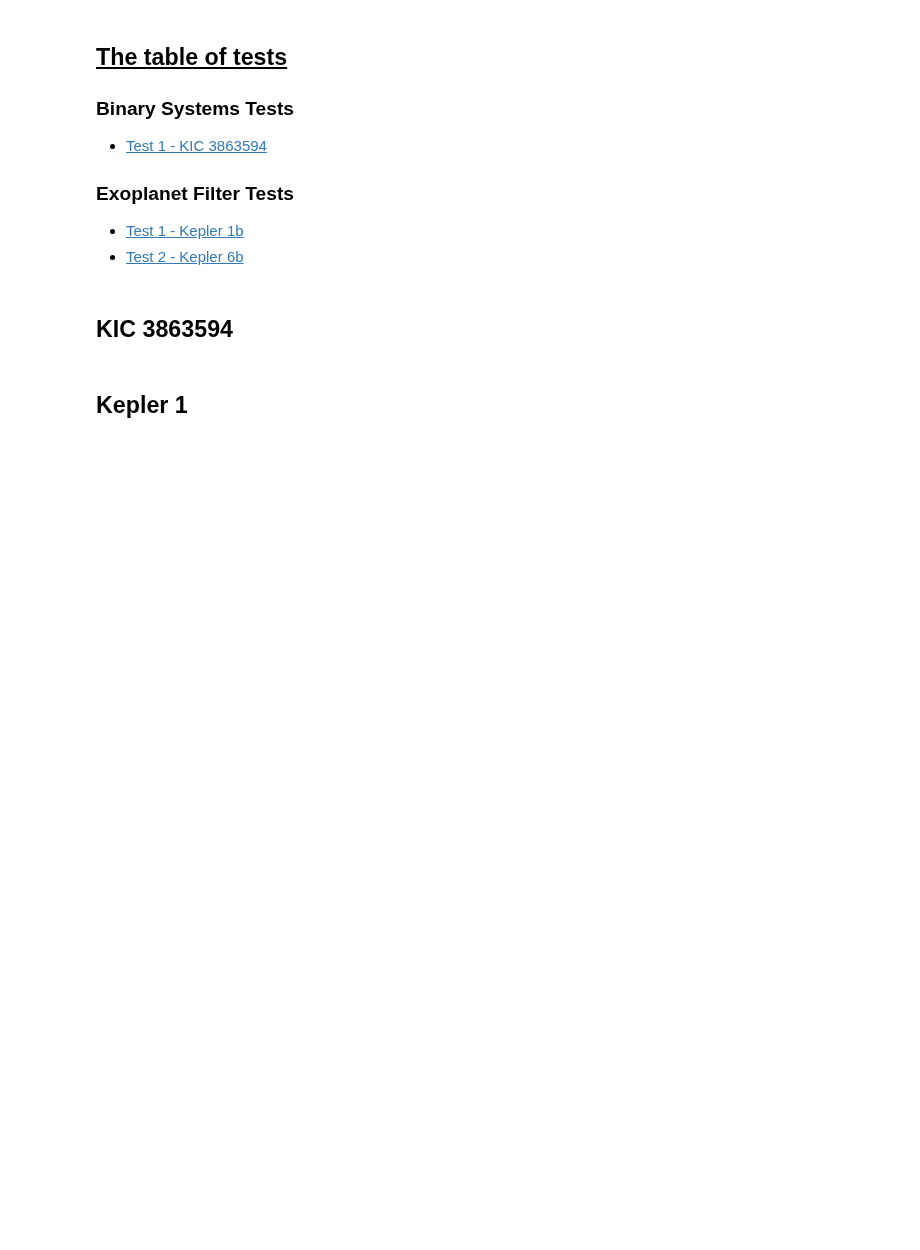
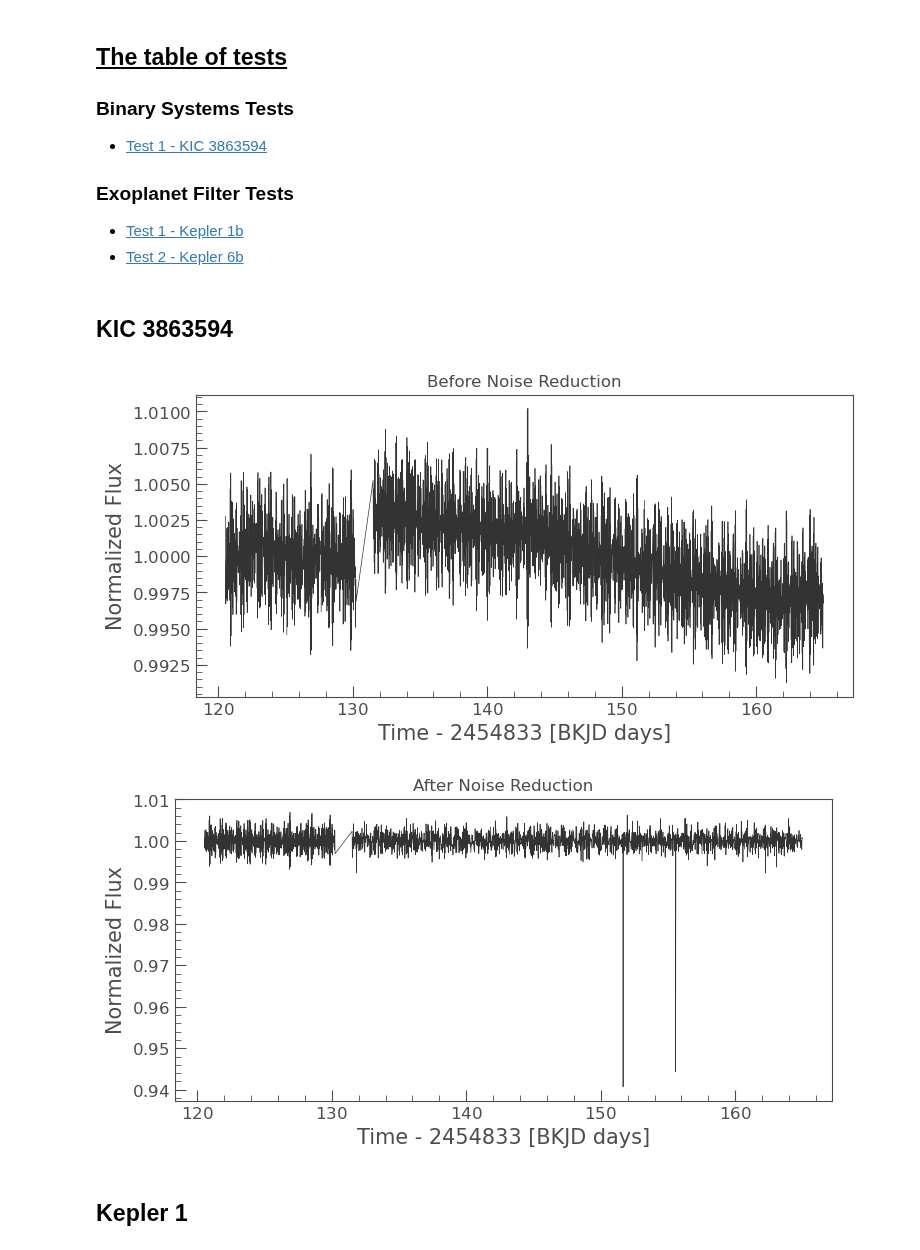
Before and after one commit to phytonics/ThreeBody, a Jupyter notebook: notebooks/Noise Reduction Tests.ipynb, the cells around one changed output. Cells and saved outputs as stored; diff of their text form; code cells hidden in the pictures; blank space fills up the shorter version.

```diff
--- a/notebooks/Noise Reduction Tests.ipynb
+++ b/notebooks/Noise Reduction Tests.ipynb
@@ -28,8 +28,14 @@ import lightkurve as lk
 
 def noiseTest(name):
     tpf = lk.search_targetpixelfile(name)[:2].download_all()
-    tpf.plot()
-    return removeNoise(tpf)
+
+    lk.search_lightcurve(name)[:2].download_all().stitch().plot()
+    plt.gca().set_title("Before Noise Reduction")
+    plt.gca().legend().remove()
+
+    removeNoise(tpf, "Kepler").plot()
+    plt.gca().legend().remove()
+    plt.gca().set_title("After Noise Reduction")
 # %% [markdown]
 ## <u>The table of tests</u>
 
@@ -42,5 +48,10 @@ def noiseTest(name):
 - [Test 2 - Kepler 6b](#Kepler-6b)
 # %% [markdown]
 ## KIC 3863594
+# %%
+noiseTest("KIC 3863594")
+# %% [output]
+[figure, added]
+[figure, added]
 # %% [markdown]
 ## Kepler 1
```
Also changed, not shown: parts of 4 cells of this notebook, 1 other file.
